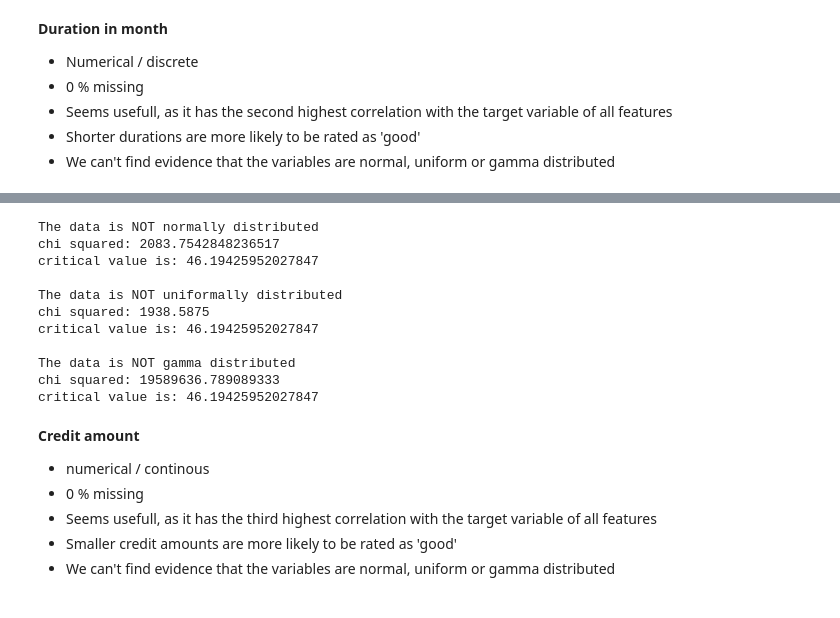
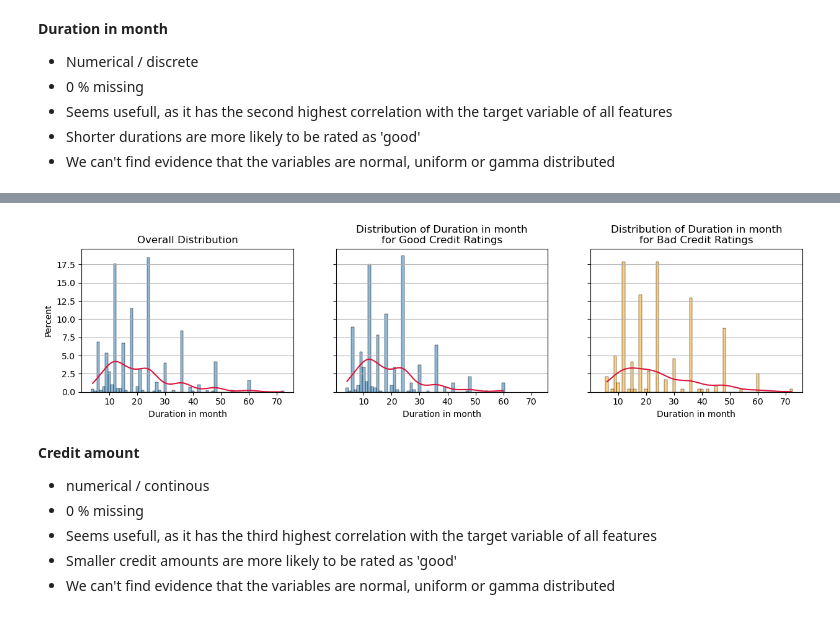
Before and after one commit to dennismgoetz/HoML-Credit-Data, a Jupyter notebook: Data_Understanding.ipynb, the cells around one changed output, grey strips where cells are left out. Saved outputs shown, nothing was run; the diff lists cells and outputs as text; code cells hidden in the pictures.

```diff
--- a/Data_Understanding.ipynb
+++ b/Data_Understanding.ipynb
@@ -848,25 +692,7 @@ plt.show()
-# %%
-# Check the distributions
-x_axis = np.unique(data_encoded.iloc[:, 1])
-observed_values = data_encoded.iloc[:, 1].value_counts().sort_index().values
-
-check_normal(x_axis, observed_values)
-print()
-check_uniform(x_axis, observed_values)
-print()
-check_gamma(x_axis, observed_values)
-# %% [output]
-The data is NOT normally distributed
-chi squared: 2083.7542848236517
-critical value is: 46.19425952027847
-
-The data is NOT uniformally distributed
-chi squared: 1938.5875
-critical value is: 46.19425952027847
-
-The data is NOT gamma distributed
-chi squared: 19589636.789089333
-critical value is: 46.19425952027847
+# %%
+plot_numerical_discrete(data_encoded, 'Duration in month')
+# %% [output]
+[figure, added]
 # %% [markdown]
 **Credit amount**<br>
 * numerical / continous <br>
```
Also changed, not shown: parts of 33 cells of this notebook, 1 other file.
